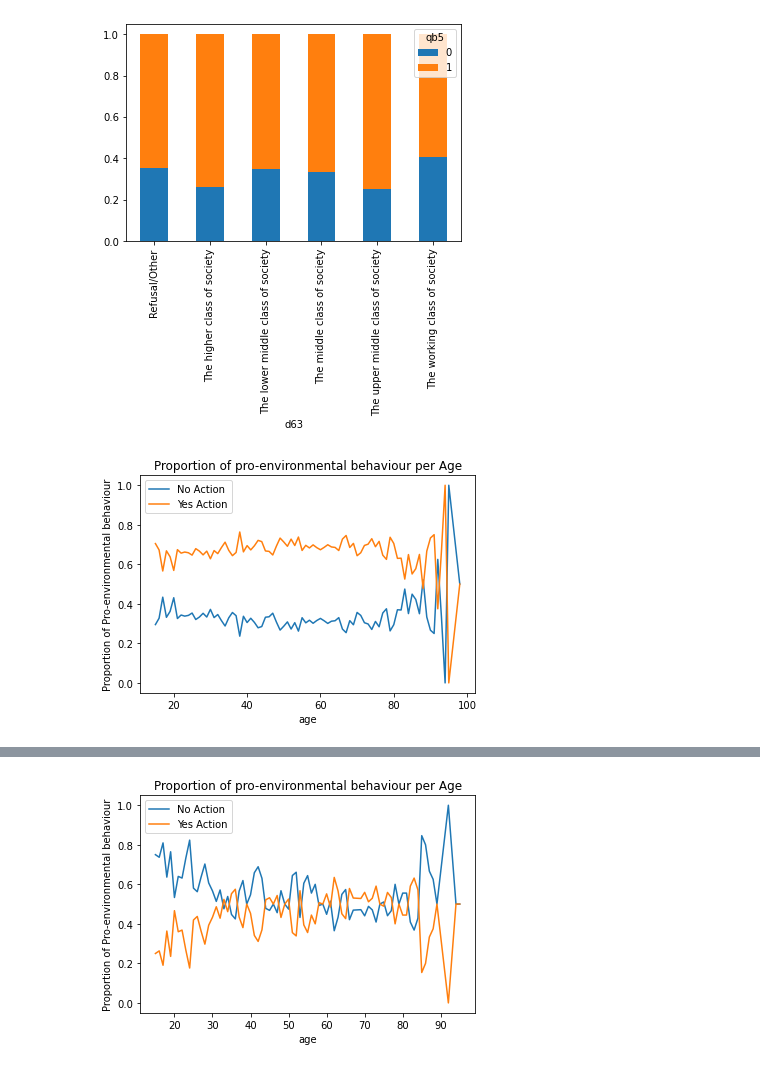
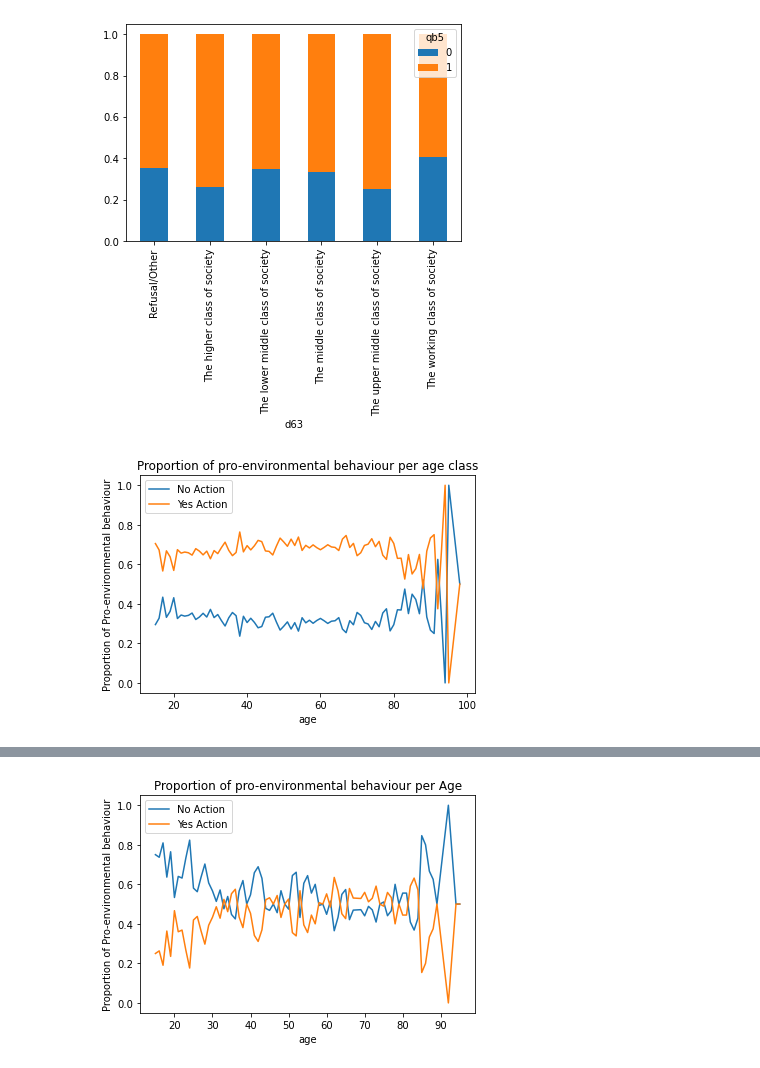
Before and after one commit to claudiagiuspoli/pro-environmental-behaviour, a Jupyter notebook: interpretation.ipynb, the cells around one changed output, grey strips where cells are left out. Saved outputs shown, nothing was run; the diff lists cells and outputs as text; code cells hidden in the pictures.

```diff
--- a/interpretation.ipynb
+++ b/interpretation.ipynb
@@ -103,10 +126,10 @@ ct.plot.bar(stacked=True)
 # %%
 
 pd.crosstab(df1['d11'], df1['qb5']).apply(lambda r: r/r.sum(), axis=1).plot()
-plt.title('Proportion of pro-environmental behaviour per Age')
+plt.title('Proportion of pro-environmental behaviour per age class')
 plt.xlabel('age')
 plt.ylabel('Proportion of Pro-environmental behaviour')
 plt.legend(["No Action", "Yes Action"]);
-#plt.savefig('qb5xqb2_prop.png')
+plt.savefig('qb5xqb2_prop.png')
 # %% [output]
-[figure, old version]
+[figure, new version]
```
Also changed, not shown: parts of 6 cells of this notebook, 6 other files.
